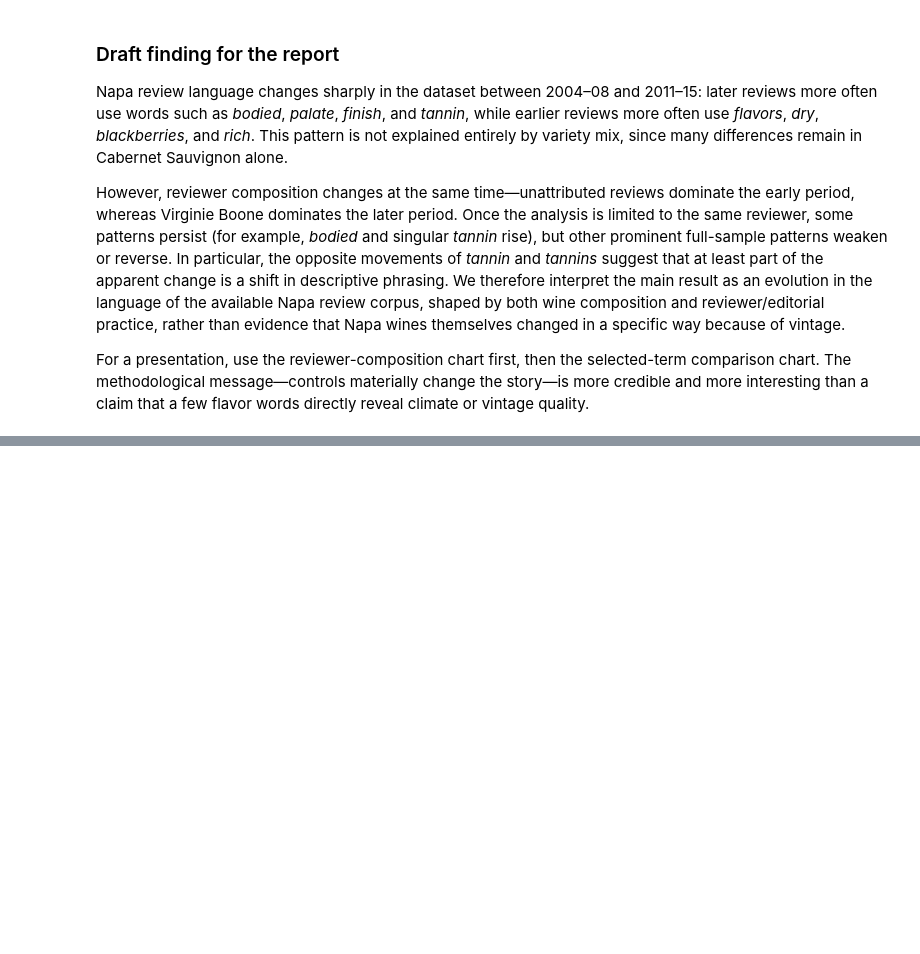
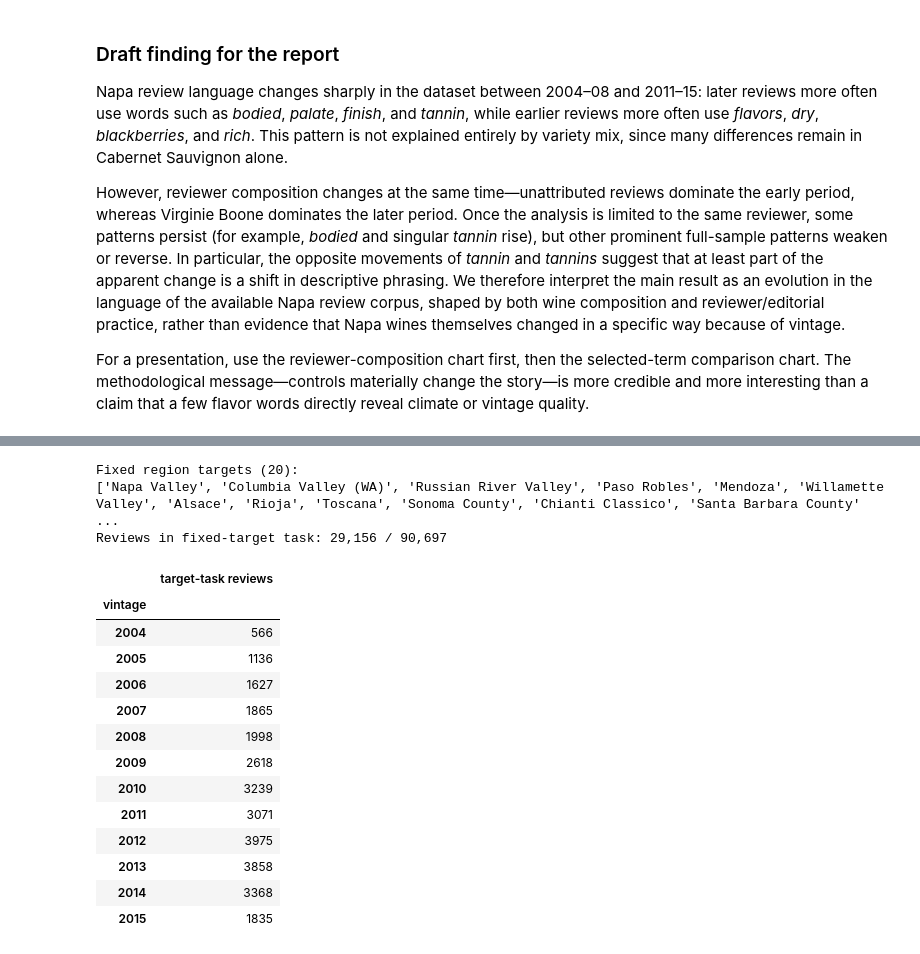
Before and after one commit to dylanhernandez1/DATA4401_Project3, a Jupyter notebook: Vintage_Text_Analysis.ipynb, the cells around one changed output, grey strips where cells are left out. Cells and saved outputs as stored; diff of their text form; code cells hidden in the pictures; blank space fills up the shorter version.

```diff
--- a/Vintage_Text_Analysis.ipynb
+++ b/Vintage_Text_Analysis.ipynb
@@ -1861,0 +1920,54 @@ For a presentation, use the reviewer-composition chart first, then the selected-
+# %%
+from sklearn.linear_model import SGDClassifier
+
+REGION_YEARS = list(range(2004, 2016))
+TOP_N_REGIONS = 20
+MIN_2004_REGION_REVIEWS = 5
+
+region_source = reviews.loc[
+    reviews["vintage"].isin(REGION_YEARS)
+    & reviews["description"].notna()
+    & reviews["region_1"].notna(),
+    ["description", "vintage", "region_1"],
+].copy()
+region_source["vintage"] = region_source["vintage"].astype(int)
+region_source["description_model"] = remove_year_references(
+    region_source["description"], REGION_YEARS
+)
+
+# Define one recurring target universe before fitting any models.
+region_by_year = pd.crosstab(region_source["region_1"], region_source["vintage"])
+stable_regions = region_by_year.index[
+    (region_by_year.reindex(columns=REGION_YEARS, fill_value=0) > 0).all(axis=1)
+    & (region_by_year[2004] >= MIN_2004_REGION_REVIEWS)
+]
+REGION_TARGETS = (
+    region_by_year.loc[stable_regions, REGION_YEARS].sum(axis=1)
+    .nlargest(TOP_N_REGIONS)
+    .index
+    .tolist()
+)
+region_data = region_source.loc[region_source["region_1"].isin(REGION_TARGETS)].copy()
+
+print(f"Fixed region targets ({len(REGION_TARGETS)}):")
+print(REGION_TARGETS)
+print(f"Reviews in fixed-target task: {len(region_data):,} / {len(region_source):,}")
+display(region_data.groupby("vintage")["region_1"].size().to_frame("target-task reviews"))
+# %% [output]
+Fixed region targets (20):
+['Napa Valley', 'Columbia Valley (WA)', 'Russian River Valley', 'Paso Robles', 'Mendoza', 'Willamette Valley', 'Alsace', 'Rioja', 'Toscana', 'Sonoma County', 'Chianti Classico', 'Santa Barbara County' ...
+Reviews in fixed-target task: 29,156 / 90,697
+|  | target-task reviews |
+| vintage |  |
+| 2004 | 566 |
+| 2005 | 1136 |
+| 2006 | 1627 |
+| 2007 | 1865 |
+| 2008 | 1998 |
+| 2009 | 2618 |
+| 2010 | 3239 |
+| 2011 | 3071 |
+| 2012 | 3975 |
+| 2013 | 3858 |
+| 2014 | 3368 |
+| 2015 | 1835 |
```
Also changed, not shown: parts of 5 cells of this notebook.
